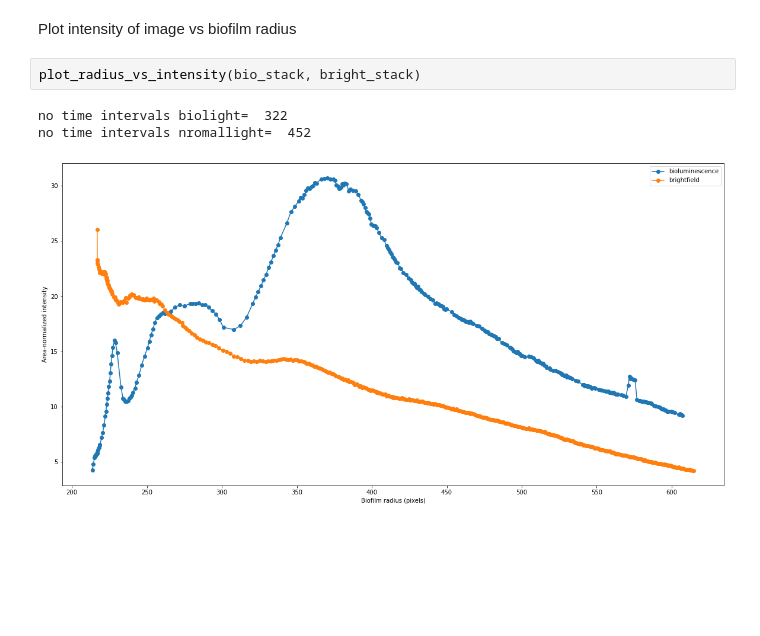
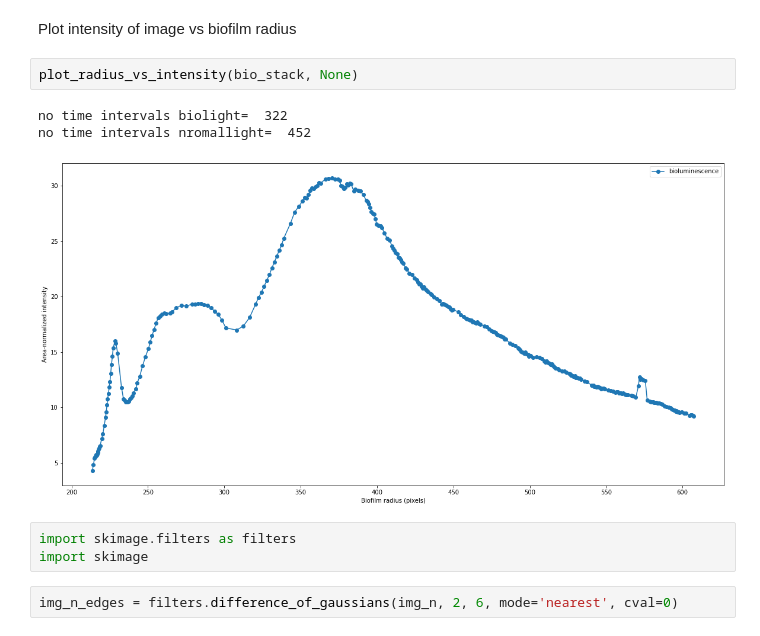
Before and after one commit to RadhikaGupta88/Biofilms, a Jupyter notebook: notebooks/8-growth_over_time.ipynb, the cells around one changed output. Cells and saved outputs as stored; diff of their text form; blank space fills up the shorter version.

```diff
--- a/notebooks/8-growth_over_time.ipynb
+++ b/notebooks/8-growth_over_time.ipynb
@@ -58,8 +68,13 @@ print(len(x))
 # %% [markdown]
 Plot intensity of image vs biofilm radius
 # %%
-plot_radius_vs_intensity(bio_stack, bright_stack)
+plot_radius_vs_intensity(bio_stack, None)
 # %% [output]
 no time intervals biolight=  322
 no time intervals nromallight=  452
-[figure, old version]
+[figure, new version]
+# %%
+import skimage.filters as filters
+import skimage
+# %%
+img_n_edges = filters.difference_of_gaussians(img_n, 2, 6, mode='nearest', cval=0)
```
Also changed, not shown: parts of 6 cells of this notebook, 4 other files.
